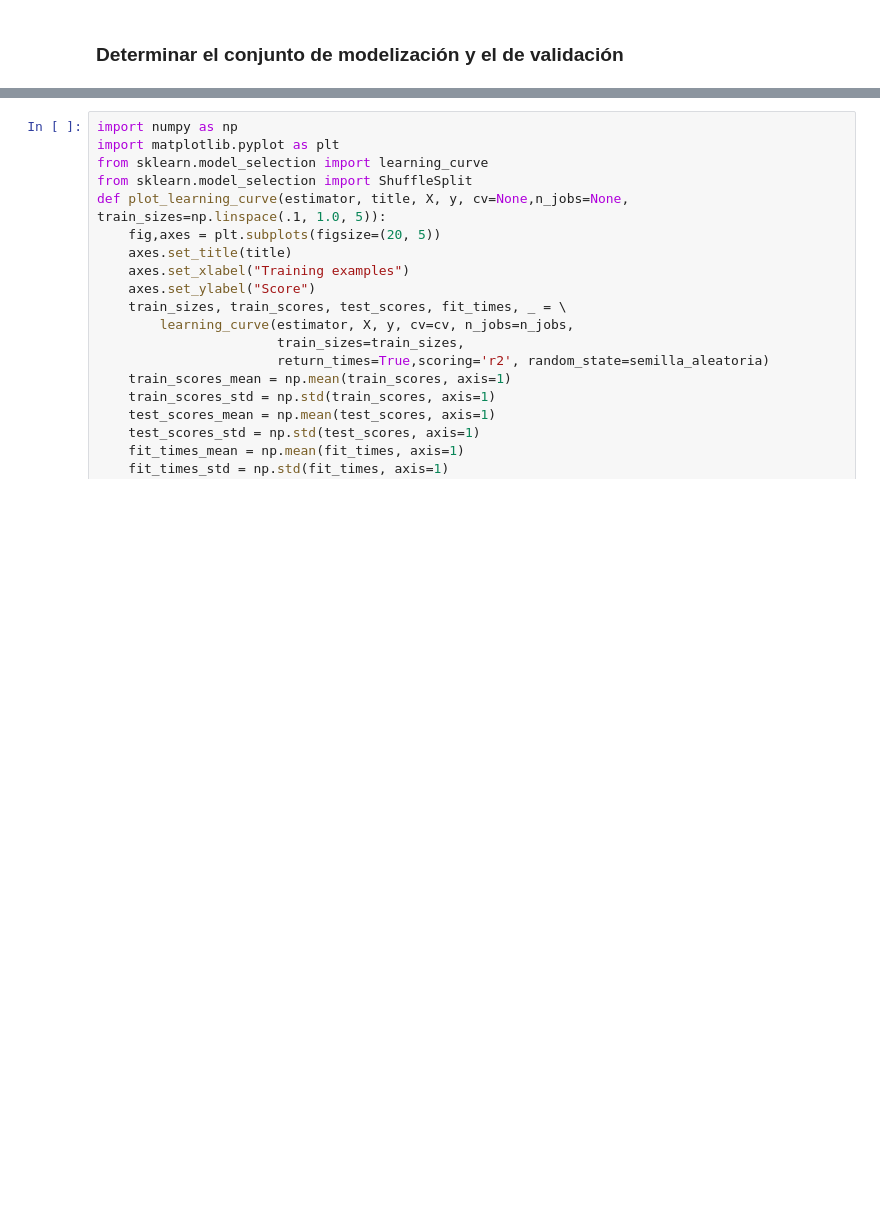
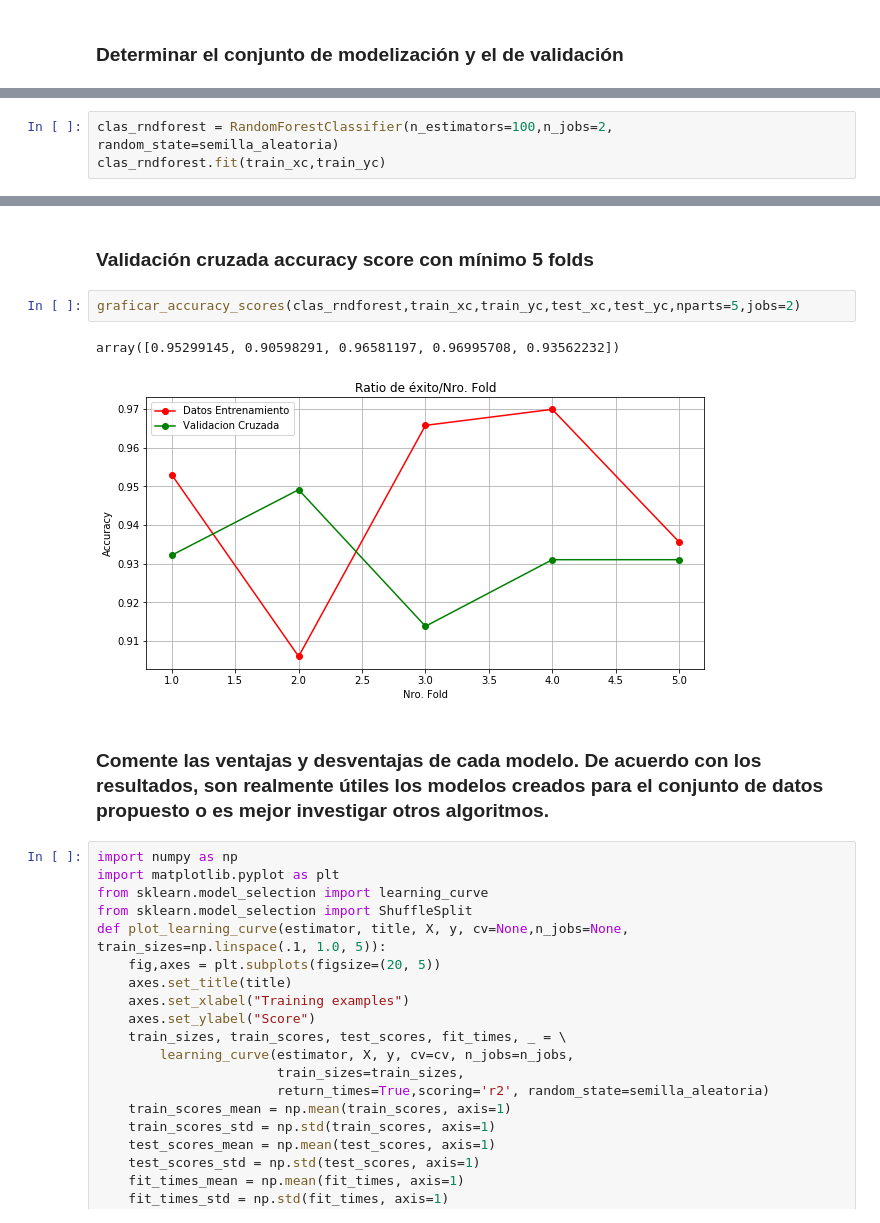
Before and after one commit to miguelalejo/UNIR_actividades, a Jupyter notebook: AprendizajeAutomatico/PonceMiguel_mia05_t6_act.ipynb, the cells around one changed output, grey strips where cells are left out. Cells and saved outputs as stored; diff of their text form; blank space fills up the shorter version.

```diff
--- a/AprendizajeAutomatico/PonceMiguel_mia05_t6_act.ipynb
+++ b/AprendizajeAutomatico/PonceMiguel_mia05_t6_act.ipynb
@@ -387,0 +442,3 @@ reg_arboles.fit(train_x,train_y)
+# %%
+clas_rndforest = RandomForestClassifier(n_estimators=100,n_jobs=2, random_state=semilla_aleatoria)
+clas_rndforest.fit(train_xc,train_yc)
@@ -388,3 +471,12 @@ reg_arboles.fit(train_x,train_y)
+# %% [markdown]
+### Validación cruzada accuracy score con mínimo 5 folds
+# %%
+graficar_accuracy_scores(clas_rndforest,train_xc,train_yc,test_xc,test_yc,nparts=5,jobs=2)
+# %% [output]
+array([0.95299145, 0.90598291, 0.96581197, 0.96995708, 0.93562232])
+[figure, added]
+# %% [markdown]
+### Comente las ventajas y desventajas de cada modelo. De acuerdo con los resultados, son realmente útiles los modelos creados para el conjunto de datos propuesto o es mejor investigar otros algoritmos.
 # %%
 import numpy as np
 import matplotlib.pyplot as plt
```
Also changed, not shown: parts of 22 cells of this notebook.
